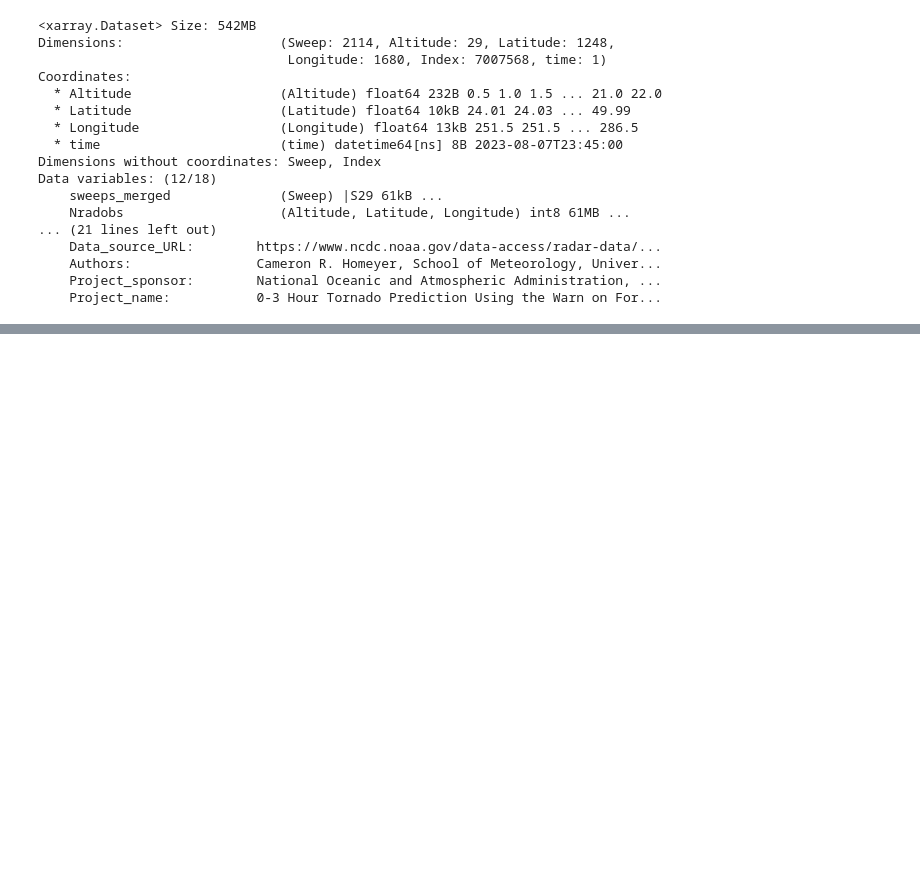
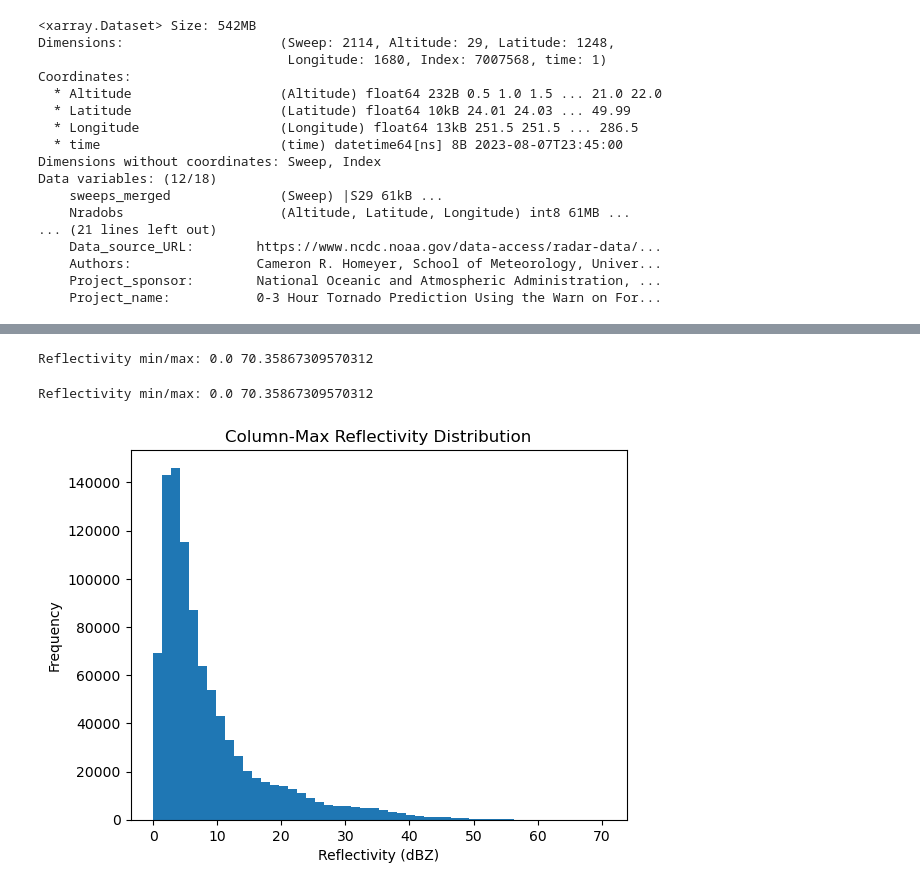
Before and after one commit to ajcolgat/proto-cookbook, a Jupyter notebook: notebooks/notebook1.ipynb, the cells around one changed output, grey strips where cells are left out. Drawn from its saved outputs; the diff is of its cells as text; code cells hidden in the pictures; blank space fills up the shorter version.

```diff
--- a/notebooks/notebook1.ipynb
+++ b/notebooks/notebook1.ipynb
@@ -112,0 +230,14 @@ ax.coastlines(resolution='50m')
+# %%
+print("Reflectivity min/max:", np.nanmin(colmax_refl), np.nanmax(colmax_refl))
+# %% [output]
+Reflectivity min/max: 0.0 70.35867309570312
+# %%
+print("Reflectivity min/max:", np.nanmin(colmax_refl), np.nanmax(colmax_refl))
+plt.hist(colmax_refl[~np.isnan(colmax_refl)].ravel(), bins=50)
+plt.title("Column-Max Reflectivity Distribution")
+plt.xlabel("Reflectivity (dBZ)")
+plt.ylabel("Frequency")
+plt.show()
+# %% [output]
+Reflectivity min/max: 0.0 70.35867309570312
+[figure, added]
```
Also changed, not shown: parts of 14 cells of this notebook.
